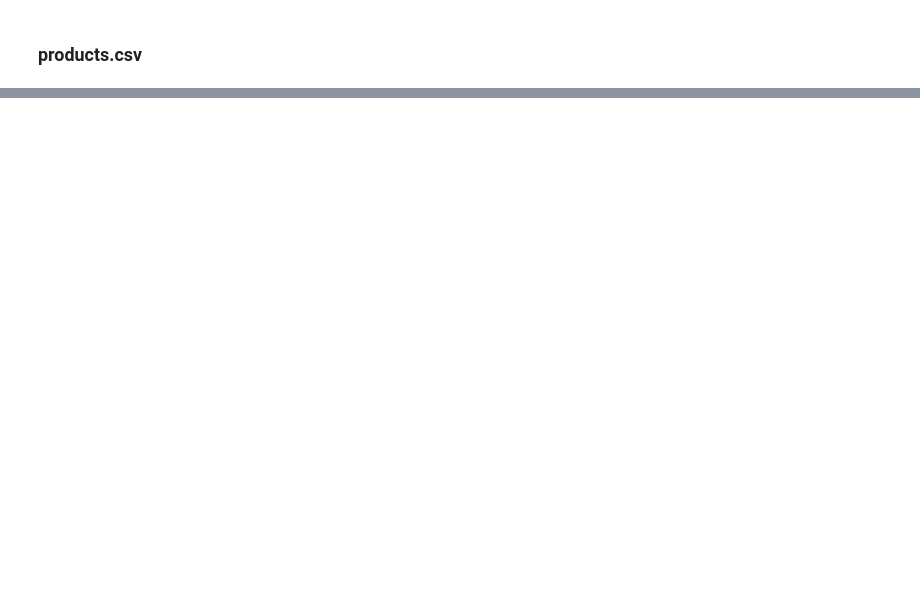
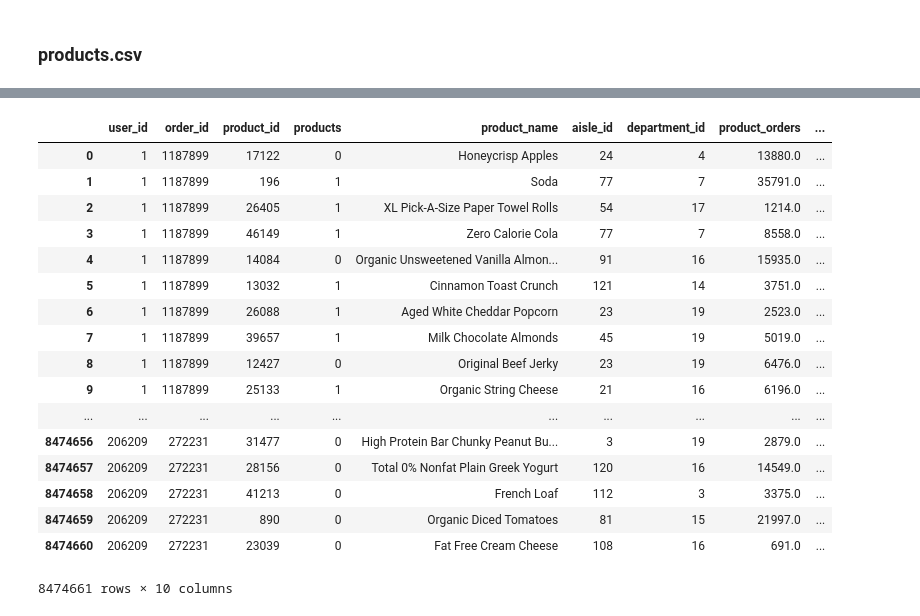
Before and after one commit to roomylee/KaggleStudy, a Jupyter notebook: Instacart/LightGBM-baseline.ipynb, the cells around one changed output, grey strips where cells are left out. Saved outputs shown, nothing was run; the diff lists cells and outputs as text; code cells hidden in the pictures; blank space fills up the shorter version.

Commit message:
frame_test 생성 코드 수정 / baseline 99% 완성

```diff
--- a/Instacart/LightGBM-baseline.ipynb
+++ b/Instacart/LightGBM-baseline.ipynb
@@ -321,0 +73,8 @@ for t in labels:
+# %%
+productsXprior = pd.DataFrame()
+productsXprior['product_id'] = prior.groupby(prior.product_id).size().index
+productsXprior['product_orders'] = prior.groupby(prior.product_id).size().values
+productsXprior['product_reorders'] = prior['reordered'].groupby(prior.product_id).sum().values
+productsXprior['product_reorder_rate'] = (productsXprior.product_reorders / productsXprior.product_orders)
+print("Size of productsXprior : ", len(productsXprior))
+productsXprior.head()
@@ -321,0 +89,4 @@ for t in labels:
+# %%
+Products = products.merge(productsXprior, on='product_id', how='outer')
+print("Size of Products : ", len(Products))
+Products.head()
@@ -321,0 +116,4 @@ for t in labels:
+# %%
+Products = Products.replace(np.NaN, 0)
+print("Size of Products : ", len(Products))
+Products.head()
@@ -321,0 +210,3 @@ for t in labels:
+# %%
+train_df = frame_train.copy()
+train_df.set_index(['user_id','order_id','product_id'])
@@ -321,0 +233,22 @@ for t in labels:
+# %%
+train_df = train_df.merge(Products, how='left', on='product_id')
+train_df
+# %% [output]
+|  | user_id | order_id | product_id | products | product_name | aisle_id | department_id | product_orders | ... |
+| 0 | 1 | 1187899 | 17122 | 0 | Honeycrisp Apples | 24 | 4 | 13880.0 | ... |
+| 1 | 1 | 1187899 | 196 | 1 | Soda | 77 | 7 | 35791.0 | ... |
+| 2 | 1 | 1187899 | 26405 | 1 | XL Pick-A-Size Paper Towel Rolls | 54 | 17 | 1214.0 | ... |
+| 3 | 1 | 1187899 | 46149 | 1 | Zero Calorie Cola | 77 | 7 | 8558.0 | ... |
+| 4 | 1 | 1187899 | 14084 | 0 | Organic Unsweetened Vanilla Almon... | 91 | 16 | 15935.0 | ... |
+| 5 | 1 | 1187899 | 13032 | 1 | Cinnamon Toast Crunch | 121 | 14 | 3751.0 | ... |
+| 6 | 1 | 1187899 | 26088 | 1 | Aged White Cheddar Popcorn | 23 | 19 | 2523.0 | ... |
+| 7 | 1 | 1187899 | 39657 | 1 | Milk Chocolate Almonds | 45 | 19 | 5019.0 | ... |
+| 8 | 1 | 1187899 | 12427 | 0 | Original Beef Jerky | 23 | 19 | 6476.0 | ... |
+| 9 | 1 | 1187899 | 25133 | 1 | Organic String Cheese | 21 | 16 | 6196.0 | ... |
+| ... | ... | ... | ... | ... | ... | ... | ... | ... | ... |
+| 8474656 | 206209 | 272231 | 31477 | 0 | High Protein Bar Chunky Peanut Bu... | 3 | 19 | 2879.0 | ... |
+| 8474657 | 206209 | 272231 | 28156 | 0 | Total 0% Nonfat Plain Greek Yogurt | 120 | 16 | 14549.0 | ... |
+| 8474658 | 206209 | 272231 | 41213 | 0 | French Loaf | 112 | 3 | 3375.0 | ... |
+| 8474659 | 206209 | 272231 | 890 | 0 | Organic Diced Tomatoes | 81 | 15 | 21997.0 | ... |
+| 8474660 | 206209 | 272231 | 23039 | 0 | Fat Free Cream Cheese | 108 | 16 | 691.0 | ... |
+8474661 rows × 10 columns
```
Also changed, not shown: parts of 70 cells of this notebook, 2 other files.
